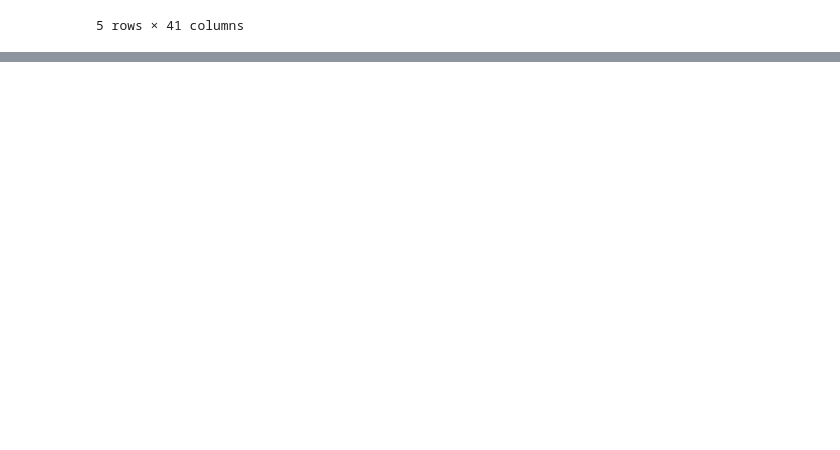
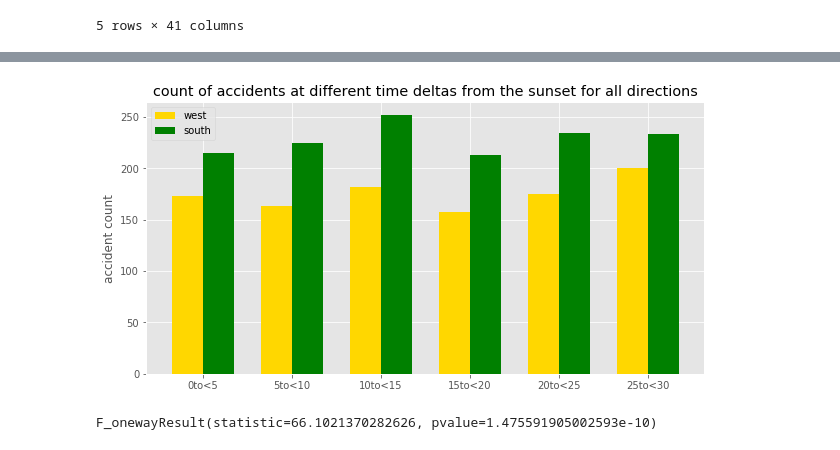
Before and after one commit to arundhatic/Project_1_sunsets, a Jupyter notebook: Arun/SunsetGlare_Analysis/Sunset_all_directions.ipynb, the cells around one changed output, grey strips where cells are left out. Drawn from its saved outputs; the diff is of its cells as text; code cells hidden in the pictures; blank space fills up the shorter version.

```diff
--- a/Arun/SunsetGlare_Analysis/Sunset_all_directions.ipynb
+++ b/Arun/SunsetGlare_Analysis/Sunset_all_directions.ipynb
@@ -472,0 +517,23 @@ plt.show()
+# %%
+N = 6 #number of bins
+ind = np.arange(N)
+width = 0.35
+# Figure size
+plt.figure(figsize=(10,5))
+plt.bar(ind, count_each_bin_w, width, label='west', color='gold')
+plt.bar(ind + width, count_each_bin_s, width,
+    label='south', color='green')
+
+plt.ylabel("accident count")
+plt.title('count of accidents at different time deltas from the sunset for all directions')
+
+plt.xticks(ind + width / 2, (time_delta_bins))
+plt.legend(loc='best')
+plt.show()
+# %% [output]
+[figure, added]
+# %%
+# Perform the ANOVA for the accident count for each direction
+stats.f_oneway(count_each_bin_w, count_each_bin_e, count_each_bin_n, count_each_bin_s)
+# %% [output]
+F_onewayResult(statistic=66.1021370282626, pvalue=1.475591905002593e-10)
```
Also changed, not shown: parts of 17 cells of this notebook, 1 other file.
